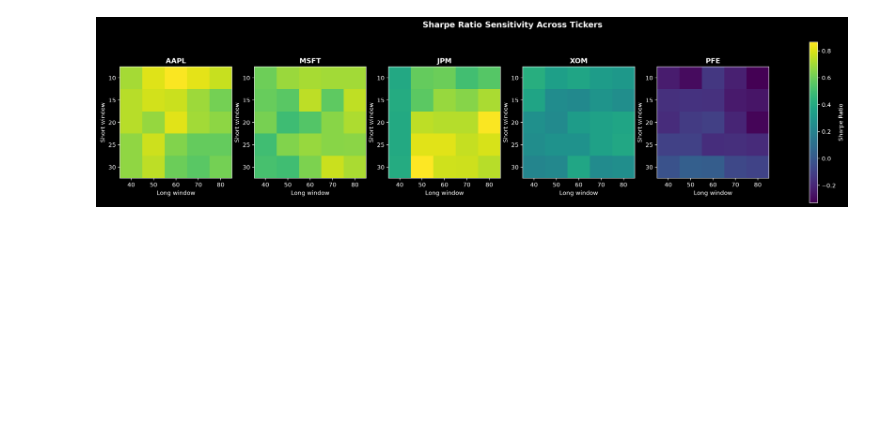
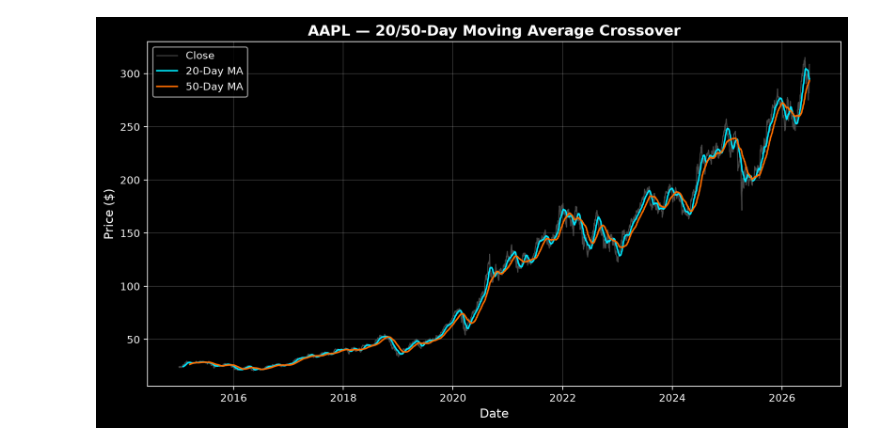
Before and after one commit to nichols-leo/quant-backtester, a Jupyter notebook: notebooks/exploration.ipynb, the cells around one changed output. Drawn from its saved outputs; the diff is of its cells as text; code cells hidden in the pictures; blank space fills up the shorter version.

Commit message:
Add drawdown analysis, polished visualizations, and comprehensive README

```diff
--- a/notebooks/exploration.ipynb
+++ b/notebooks/exploration.ipynb
@@ -447,24 +0,0 @@ grids = {ticker: build_sharpe_grid(ticker, short_windows, long_windows) for tick
-# %%
-tickers = list(grids.keys())
-
-all_values = pd.concat([g.stack() for g in grids.values()])
-vmin, vmax = all_values.min(), all_values.max()
-fig, axes = plt.subplots(1, len(tickers), figsize = (5 * len(tickers), 5), dpi = 200)
-
-for ax, ticker in zip(axes, tickers):
-    grid = grids[ticker]
-    im = ax.imshow(grid.values, vmin = vmin, vmax = vmax)
-    ax.set_xticks(range(len(long_windows)))
-    ax.set_xticklabels(long_windows)
-    ax.set_yticks(range(len(short_windows)))
-    ax.set_yticklabels(short_windows)
-    ax.set_xlabel('Long window')
-    ax.set_ylabel('Short window')
-    ax.set_title(ticker, fontweight = 'bold')
-
-fig.colorbar(im, ax = axes, label = 'Sharpe Ratio')
-plt.suptitle('Sharpe Ratio Sensitivity Across Tickers', fontsize = 14, fontweight = 'bold')
-
-plt.show()
-# %% [output]
-[figure, removed]
@@ -470,0 +25,18 @@ plt.show()
+# %%
+plt.style.use('dark_background')
+
+plt.figure(figsize = (12, 6), dpi = 200)
+plt.plot(df['Close'], label = 'Close', color = '#5A5A5A', linewidth = 1, alpha = 0.8)
+plt.plot(df['ma_short'], label = f'{short_window}-Day MA', color = "#00E5FF", linewidth = 1.5)
+plt.plot(df['ma_long'], label = f'{long_window}-Day MA', color = '#FF6D00', linewidth = 1.5)
+
+plt.grid(alpha = 0.2)
+plt.title('AAPL — 20/50-Day Moving Average Crossover', fontsize = 14, fontweight = 'bold')
+plt.xlabel('Date', fontsize = 12)
+plt.ylabel('Price ($)', fontsize = 12)
+plt.legend()
+
+plt.savefig('../plots/aapl_ma_crossover.png', dpi = 200)
+plt.show()
+# %% [output]
+[figure, added]
```
Also changed, not shown: parts of 48 cells of this notebook, 10 other files.
